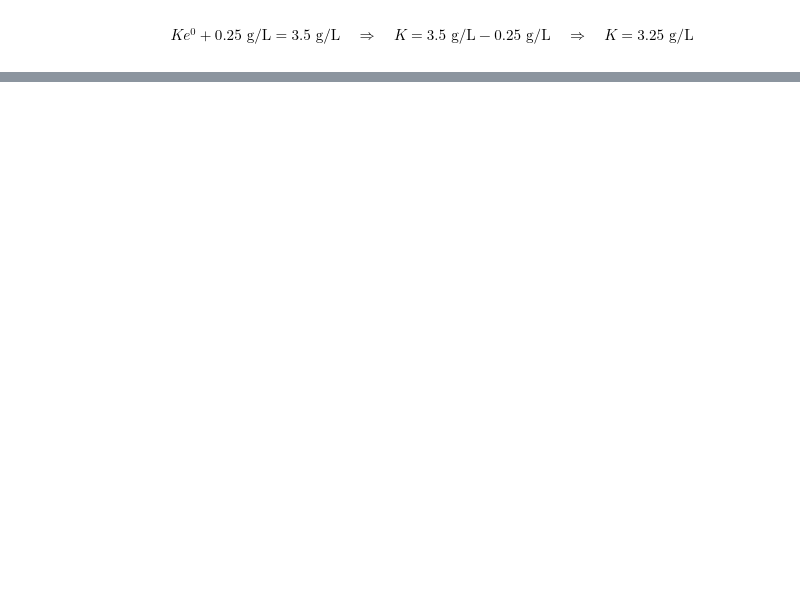
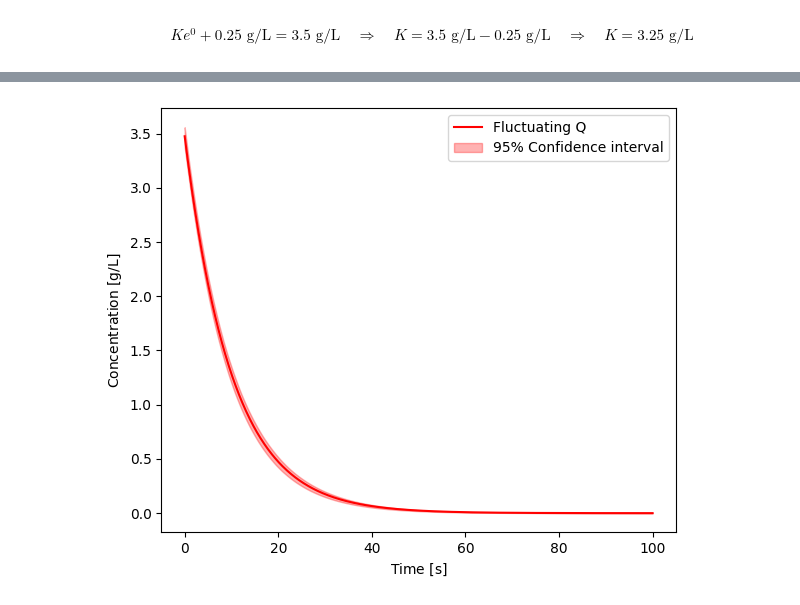
Before and after one commit to simengaasland/MOD510-Projects, a Jupyter notebook: Project 4/Project4_Report.ipynb, the cells around one changed output, grey strips where cells are left out. Saved outputs shown, nothing was run; the diff lists cells and outputs as text; code cells hidden in the pictures; blank space fills up the shorter version.

```diff
--- a/Project 4/Project4_Report.ipynb
+++ b/Project 4/Project4_Report.ipynb
@@ -125,2 +270,13 @@ ci_upper_op2 = c_mean_op2 + 1.96 * (c_std_op2 / np.sqrt(n_runs))
+# %%
+plt.figure(figsize=(6, 5))
+plt.plot(time, c_mean_op2, color = 'red', label = 'Fluctuating Q')
+plt.fill_between(time, ci_lower_op2, ci_upper_op2, alpha=0.3, color = 'red', label = "95% Confidence interval")
+plt.legend()
+plt.ylabel(r'Concentration $[\text{g/L}]$')
+plt.xlabel(r'Time $[\text{s}]$')
+plt.tight_layout()
+plt.show()
+# %% [output]
+[figure, added]
 # %%
 import matplotlib.pyplot as plt
```
Also changed, not shown: parts of 75 cells of this notebook.
